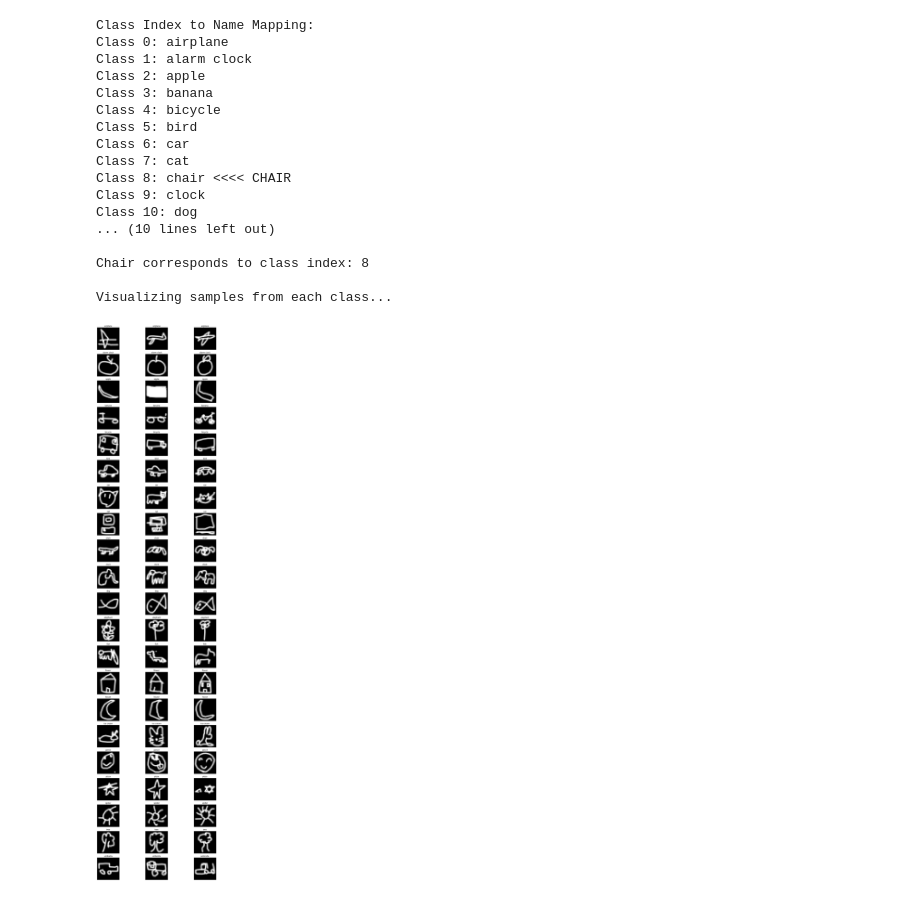
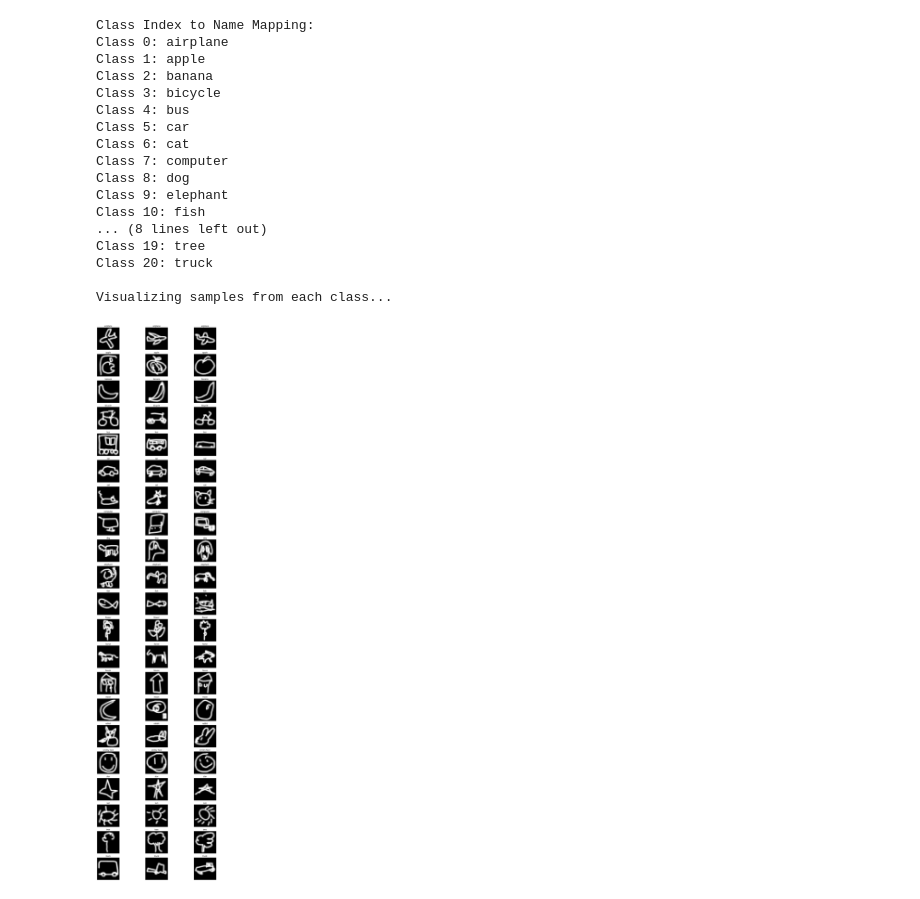
Before and after one commit to Jitenrai21/Projects-MyVersion, a Jupyter notebook: QuickDrawGame/model_training/model_training.ipynb, the cells around one changed output. Cells and saved outputs as stored; diff of their text form; code cells hidden in the pictures.

```diff
--- a/QuickDrawGame/model_training/model_training.ipynb
+++ b/QuickDrawGame/model_training/model_training.ipynb
@@ -128,10 +112,7 @@ Feature value range check: 0.0 to 1.0
 # %%
 # Class mapping - based on our 21 classes
 CLASS_NAMES = [
-    'airplane', 'alarm clock', 'apple', 'banana', 'bicycle',
-    'bird', 'car', 'cat', 'chair', 'clock',
-    'dog', 'elephant', 'fish', 'flower', 'house',
-    'ice cream', 'pencil', 'pizza', 'spider', 'tree', 'umbrella'
+    'airplane', 'apple', 'banana', 'bicycle', 'bus', 'car', 'cat', 'computer', 'dog', 'elephant', 'fish', 'flower', 'horse', 'house', 'moon', 'rabbit', 'smiley face', 'star', 'sun', 'tree', 'truck'
 ]
 
 print("Class Index to Name Mapping:")
@@ -139,51 +120,48 @@ for i, name in enumerate(CLASS_NAMES):
     highlight = " <<<< CHAIR" if name == 'chair' else ""
     print(f"Class {i}: {name}{highlight}")
 
-# Chair is class index 8
-chair_class_idx = CLASS_NAMES.index('chair')
-print(f"\nChair corresponds to class index: {chair_class_idx}")
 
 # Let's examine some samples from different classes to understand the data
 def visualize_samples(features, labels, class_names, num_samples=5):
     """Visualize random samples from each class"""
     fig, axes = plt.subplots(len(class_names), num_samples, figsize=(15, 50))
 
     for class_idx in range(len(class_names)):
         # Get samples for this class
         class_mask = labels.flatten() == class_idx
         class_samples = features[class_mask]
 
         # Select random samples
         sample_indices = np.random.choice(len(class_samples), min(num_samples, len(class_samples)), replace=False)
 
         for i, sample_idx in enumerate(sample_indices):
             sample = class_samples[sample_idx].reshape(28, 28)
             axes[class_idx, i].imshow(sample, cmap='gray')
             axes[class_idx, i].set_title(f'{class_names[class_idx]}')
             axes[class_idx, i].axis('off')
 
     plt.tight_layout()
     plt.show()
 
 # Visualize samples from each class
 print("\nVisualizing samples from each class...")
 visualize_samples(features, labels, CLASS_NAMES, num_samples=3)
 # %% [output]
 Class Index to Name Mapping:
 Class 0: airplane
-Class 1: alarm clock
-Class 2: apple
-Class 3: banana
-Class 4: bicycle
-Class 5: bird
-Class 6: car
-Class 7: cat
-Class 8: chair <<<< CHAIR
-Class 9: clock
-Class 10: dog
-... (10 lines left out)
-
-Chair corresponds to class index: 8
+Class 1: apple
+Class 2: banana
+Class 3: bicycle
+Class 4: bus
+Class 5: car
+Class 6: cat
+Class 7: computer
+Class 8: dog
+Class 9: elephant
+Class 10: fish
+... (8 lines left out)
+Class 19: tree
+Class 20: truck
 
 Visualizing samples from each class...
-[figure, old version]
+[figure, new version]
```
Also changed, not shown: parts of 20 cells of this notebook, 1 other file.
